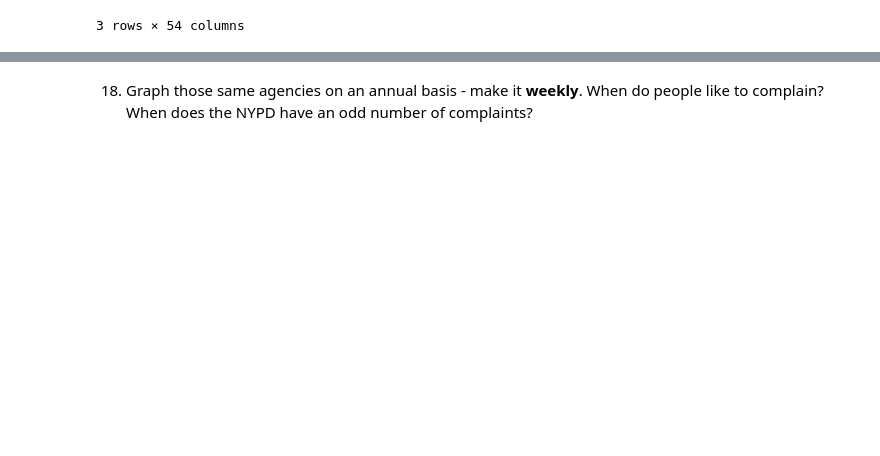
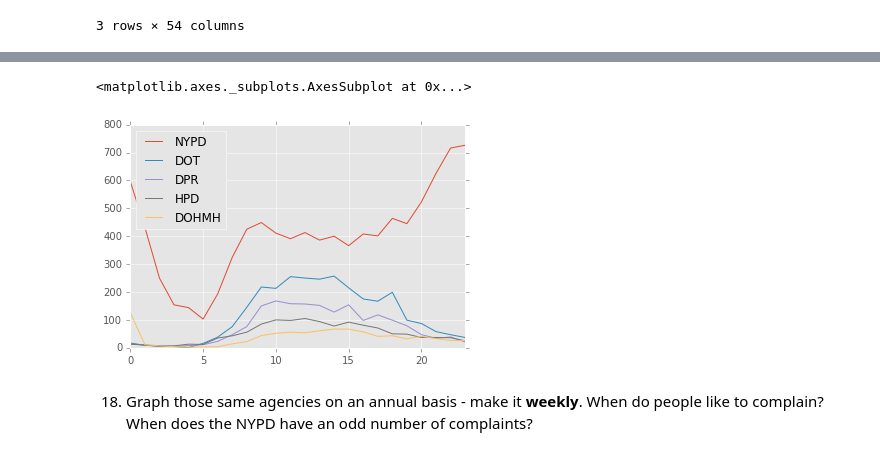
Before and after one commit to radhikapc/foundation-homework, a Jupyter notebook: homework12/311 time series homework.ipynb, the cells around one changed output, grey strips where cells are left out. Cells and saved outputs as stored; diff of their text form; code cells hidden in the pictures; blank space fills up the shorter version.

```diff
--- a/homework12/311 time series homework.ipynb
+++ b/homework12/311 time series homework.ipynb
@@ -645,9 +614,12 @@ TypeError: Empty 'DataFrame': no numeric data to plot
 # %%
-#ax = nypd.resample('H').count().plot(y='Complaint Type')
-#dot.resample('H').count().plot(y='Complaint Type', ax=ax, label = "DOT")
-#dpr.resample('H').count().plot(y='Complaint Type', ax=ax, label = "DPR")
-#hpd.resample('H').count().plot(y='Complaint Type', ax=ax, label = "HPD")
-#dohmh.resample('H').count().plot(y='Complaint Type', ax=ax, label = "DOHMH")
+ax=nypd.groupby(by=nypd.index.hour).count().plot(y='Unique Key', label='NYPD')
+dot.groupby(by=dot.index.hour).count().plot(y='Unique Key', ax=ax, label='DOT')
+dpr.groupby(by=dpr.index.hour).count().plot(y='Unique Key',ax=ax, label='DPR')
+hpd.groupby(by=hpd.index.hour).count().plot(y='Unique Key', ax=ax, label='HPD')
+dohmh.groupby(by=dohmh.index.hour).count().plot(y='Unique Key', ax=ax, label='DOHMH')
+# %% [output]
+<matplotlib.axes._subplots.AxesSubplot at 0x...>
+[figure, added]
 # %% [markdown]
 18) Graph those same agencies on an annual basis - make it **weekly**. When do people like to complain? When does the NYPD have an odd number of complaints?
 # %%
```
Also changed, not shown: parts of 12 cells of this notebook.
